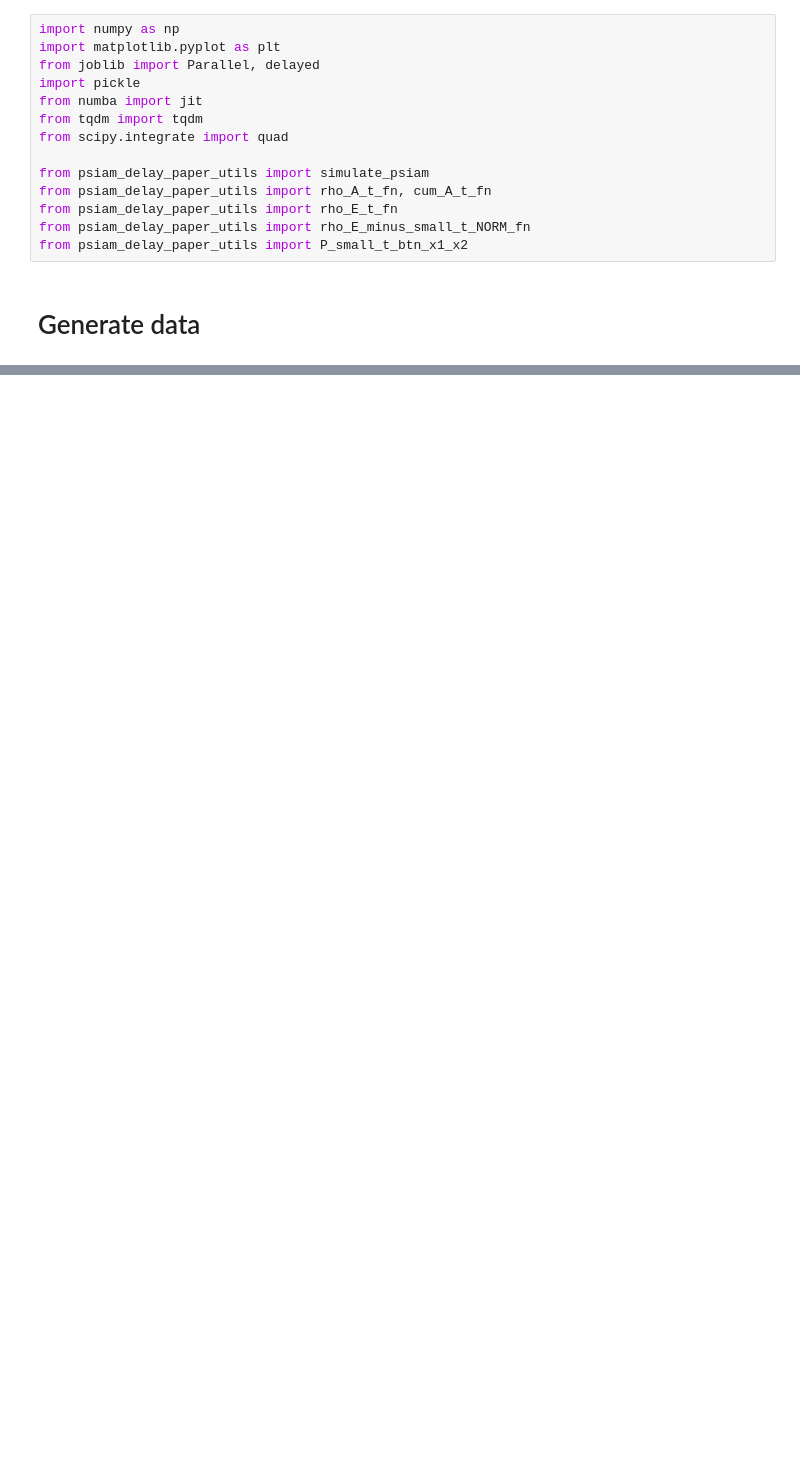
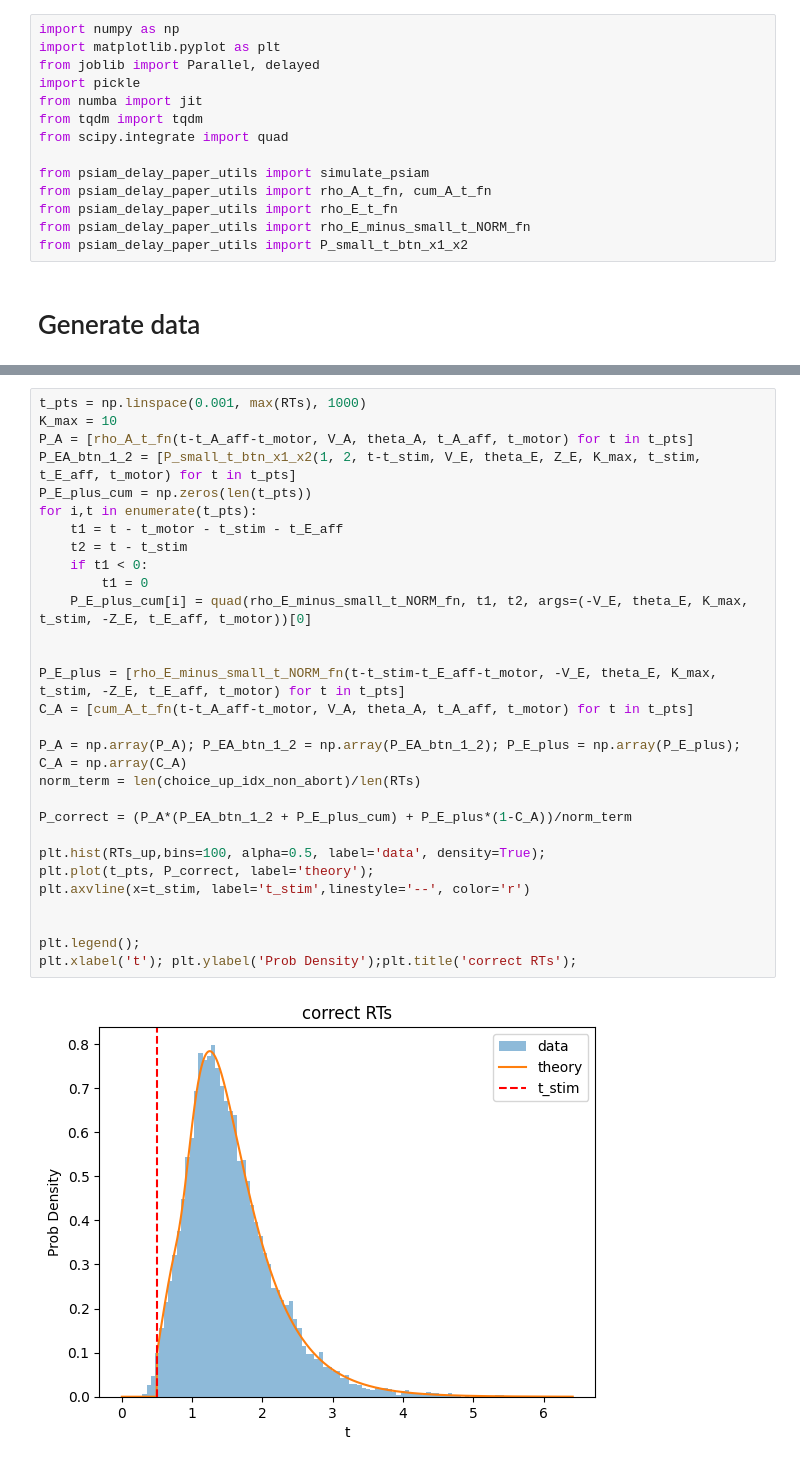
Before and after one commit to rakaar/ddm_codes, a Jupyter notebook: action_init_ddm/psiam_delay_paper_fit.ipynb, the cells around one changed output, grey strips where cells are left out. Drawn from its saved outputs; the diff is of its cells as text; blank space fills up the shorter version.

```diff
--- a/action_init_ddm/psiam_delay_paper_fit.ipynb
+++ b/action_init_ddm/psiam_delay_paper_fit.ipynb
@@ -232,0 +140,31 @@ plt.xlabel('t'); plt.ylabel('Prob Density');plt.title('correct  and wrong RTs');
+# %%
+t_pts = np.linspace(0.001, max(RTs), 1000)
+K_max = 10
+P_A = [rho_A_t_fn(t-t_A_aff-t_motor, V_A, theta_A, t_A_aff, t_motor) for t in t_pts]
+P_EA_btn_1_2 = [P_small_t_btn_x1_x2(1, 2, t-t_stim, V_E, theta_E, Z_E, K_max, t_stim, t_E_aff, t_motor) for t in t_pts]
+P_E_plus_cum = np.zeros(len(t_pts))
+for i,t in enumerate(t_pts):
+    t1 = t - t_motor - t_stim - t_E_aff
+    t2 = t - t_stim
+    if t1 < 0:
+        t1 = 0
+    P_E_plus_cum[i] = quad(rho_E_minus_small_t_NORM_fn, t1, t2, args=(-V_E, theta_E, K_max, t_stim, -Z_E, t_E_aff, t_motor))[0]
+
+
+P_E_plus = [rho_E_minus_small_t_NORM_fn(t-t_stim-t_E_aff-t_motor, -V_E, theta_E, K_max, t_stim, -Z_E, t_E_aff, t_motor) for t in t_pts]
+C_A = [cum_A_t_fn(t-t_A_aff-t_motor, V_A, theta_A, t_A_aff, t_motor) for t in t_pts]
+
+P_A = np.array(P_A); P_EA_btn_1_2 = np.array(P_EA_btn_1_2); P_E_plus = np.array(P_E_plus); C_A = np.array(C_A)
+norm_term = len(choice_up_idx_non_abort)/len(RTs)
+
+P_correct = (P_A*(P_EA_btn_1_2 + P_E_plus_cum) + P_E_plus*(1-C_A))/norm_term
+
+plt.hist(RTs_up,bins=100, alpha=0.5, label='data', density=True);
+plt.plot(t_pts, P_correct, label='theory');
+plt.axvline(x=t_stim, label='t_stim',linestyle='--', color='r')
+
+
+plt.legend();
+plt.xlabel('t'); plt.ylabel('Prob Density');plt.title('correct RTs');
+# %% [output]
+[figure, added]
```
Also changed, not shown: parts of 54 cells of this notebook, 6 other files.
